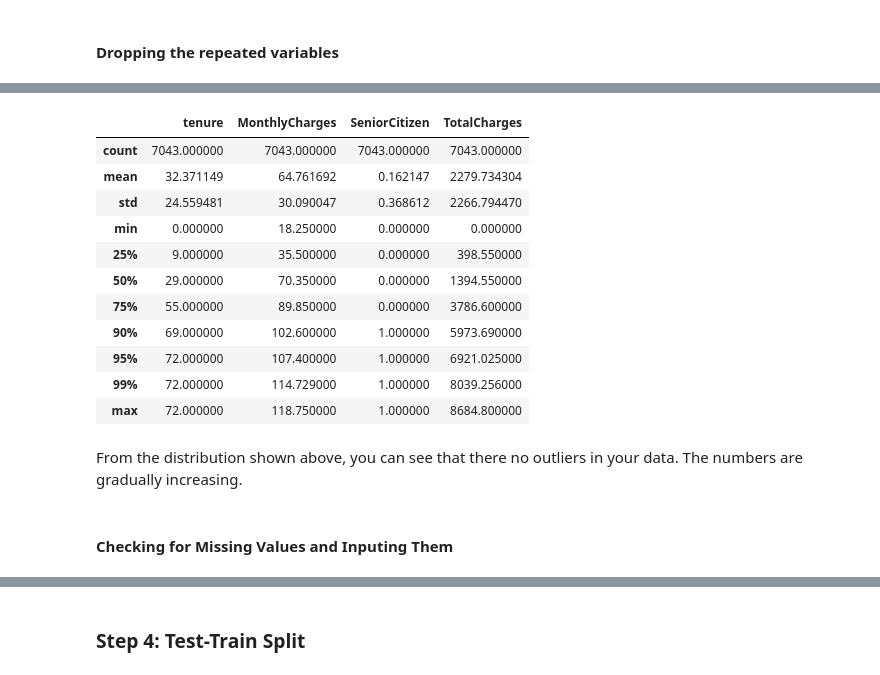
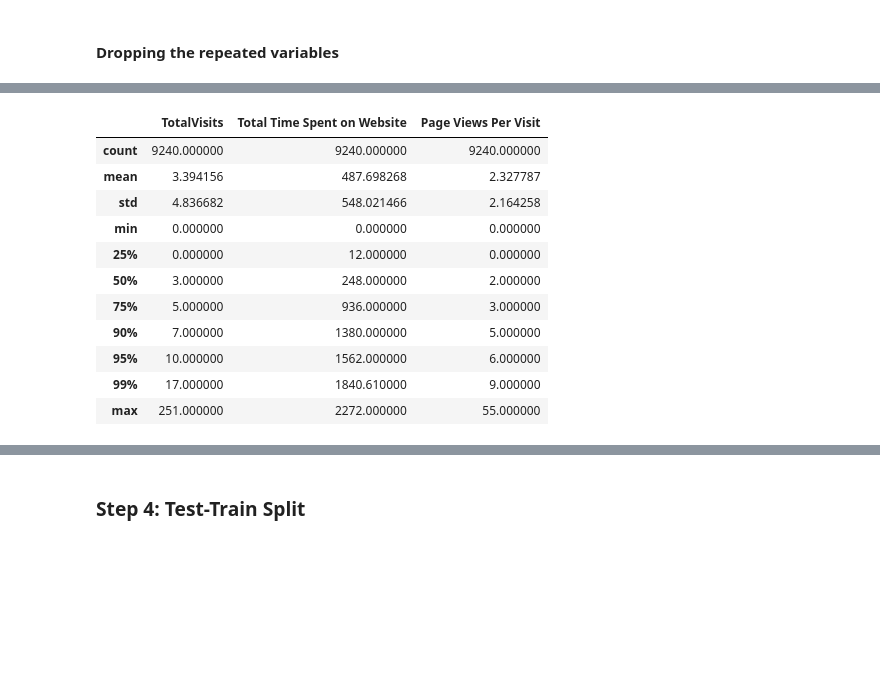
Before and after one commit to sghoshal008/Lead_Scoring_Case_Study, a Jupyter notebook: Lead_Score_assignment_reference.ipynb, the cells around one changed output, grey strips where cells are left out. Cells and saved outputs as stored; diff of their text form; code cells hidden in the pictures; blank space fills up the shorter version.

```diff
--- a/Lead_Score_assignment_reference.ipynb
+++ b/Lead_Score_assignment_reference.ipynb
@@ -581,0 +604,10 @@ telecom.head()
+# %%
+#dropping unwanted skewed features
+#magazine
+#Receive More Updates About Our Courses
+#Update me on Supply Chain Content
+#Newspaper
+#Get updates on DM Content
+#X Education Forums
+
+leads_df.drop(['Magazine','Receive More Updates About Our Courses','Update me on Supply Chain Content','Newspaper','Get updates on DM Content','X Education Forums'],inplace=True,axis=1)
@@ -583,7 +635,7 @@ telecom.head()
 #### For categorical variables with multiple levels, create dummy features (one-hot encoded)
 # %%
 # Creating a dummy variable for some of the categorical variables and dropping the first one.
-dummy1 = pd.get_dummies(telecom[['Contract', 'PaymentMethod', 'gender', 'InternetService']], drop_first=True)
+dummy1 = pd.get_dummies(leads_df[['Lead Origin', 'Hear_Source', 'Occupation', 'City','Grouped_Specialization','Grouped_Lead_Source','Grouped_Last_Activity']], drop_first=True)
 
 # Adding the results to the master dataframe
-telecom = pd.concat([telecom, dummy1], axis=1)
+leads_df = pd.concat([leads_df, dummy1], axis=1)
@@ -656,5 +663,4 @@ telecom.head()
 #### Dropping the repeated variables
 # %%
 # We have created dummies for the below variables, so we can drop them
-telecom = telecom.drop(['Contract','PaymentMethod','gender','MultipleLines','InternetService', 'OnlineSecurity', 'OnlineBackup', 'DeviceProtection',
-       'TechSupport', 'StreamingTV', 'StreamingMovies'], 1)
+leads_df.drop(['Lead Origin','Hear_Source','Occupation','City','Grouped_Specialization', 'Grouped_Lead_Source', 'Grouped_Last_Activity'],axis= 1,inplace=True)
@@ -691,20 +677,18 @@ num_telecom = telecom[['tenure','MonthlyCharges','SeniorCitizen','TotalCharges']
 # %%
+# Checking for outliers in the continuous variables
+num_leads_df = leads_df[['TotalVisits','Total Time Spent on Website','Page Views Per Visit']]
 # Checking outliers at 25%, 50%, 75%, 90%, 95% and 99%
-num_telecom.describe(percentiles=[.25, .5, .75, .90, .95, .99])
+num_leads_df.describe(percentiles=[.25, .5, .75, .90, .95, .99])
 # %% [output]
-|  | tenure | MonthlyCharges | SeniorCitizen | TotalCharges |
-| count | 7043.000000 | 7043.000000 | 7043.000000 | 7043.000000 |
-| mean | 32.371149 | 64.761692 | 0.162147 | 2279.734304 |
-| std | 24.559481 | 30.090047 | 0.368612 | 2266.794470 |
-| min | 0.000000 | 18.250000 | 0.000000 | 0.000000 |
-| 25% | 9.000000 | 35.500000 | 0.000000 | 398.550000 |
-| 50% | 29.000000 | 70.350000 | 0.000000 | 1394.550000 |
-| 75% | 55.000000 | 89.850000 | 0.000000 | 3786.600000 |
-| 90% | 69.000000 | 102.600000 | 1.000000 | 5973.690000 |
-| 95% | 72.000000 | 107.400000 | 1.000000 | 6921.025000 |
-| 99% | 72.000000 | 114.729000 | 1.000000 | 8039.256000 |
-| max | 72.000000 | 118.750000 | 1.000000 | 8684.800000 |
+|  | TotalVisits | Total Time Spent on Website | Page Views Per Visit |
+| count | 9240.000000 | 9240.000000 | 9240.000000 |
+| mean | 3.394156 | 487.698268 | 2.327787 |
+| std | 4.836682 | 548.021466 | 2.164258 |
+| min | 0.000000 | 0.000000 | 0.000000 |
+| 25% | 0.000000 | 12.000000 | 0.000000 |
+| 50% | 3.000000 | 248.000000 | 2.000000 |
+| 75% | 5.000000 | 936.000000 | 3.000000 |
+| 90% | 7.000000 | 1380.000000 | 5.000000 |
+| 95% | 10.000000 | 1562.000000 | 6.000000 |
+| 99% | 17.000000 | 1840.610000 | 9.000000 |
+| max | 251.000000 | 2272.000000 | 55.000000 |
-# %% [markdown]
-From the distribution shown above, you can see that there no outliers in your data. The numbers are gradually increasing.
-# %% [markdown]
-#### Checking for Missing Values and Inputing Them
```
Also changed, not shown: parts of 179 cells of this notebook.
